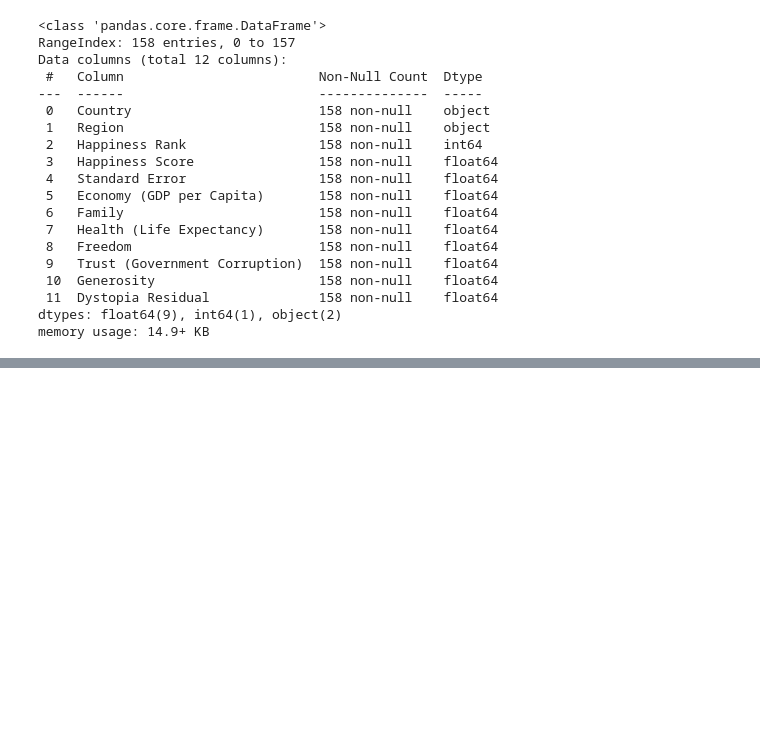
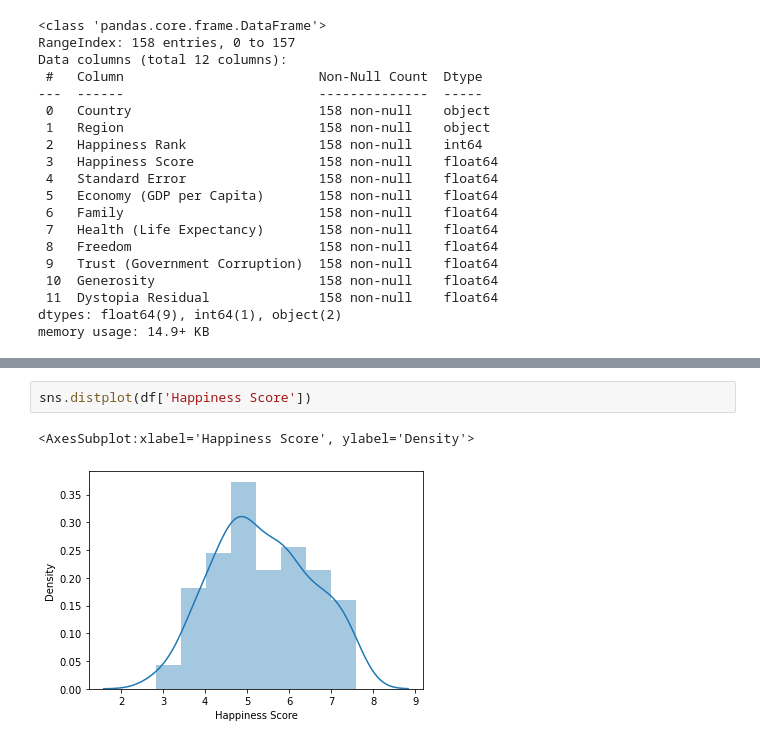
Before and after one commit to Debanti14/Datatrained-Practice_Projects, a Jupyter notebook: P_P1-World Happiness Report.ipynb, the cells around one changed output, grey strips where cells are left out. Cells and saved outputs as stored; diff of their text form; blank space fills up the shorter version.

```diff
--- a/P_P1-World Happiness Report.ipynb
+++ b/P_P1-World Happiness Report.ipynb
@@ -331,0 +300,5 @@ NameError: name 'z' is not defined
+# %%
+sns.distplot(df['Happiness Score'])
+# %% [output]
+<AxesSubplot:xlabel='Happiness Score', ylabel='Density'>
+[figure, added]
```
Also changed, not shown: parts of 27 cells of this notebook.
